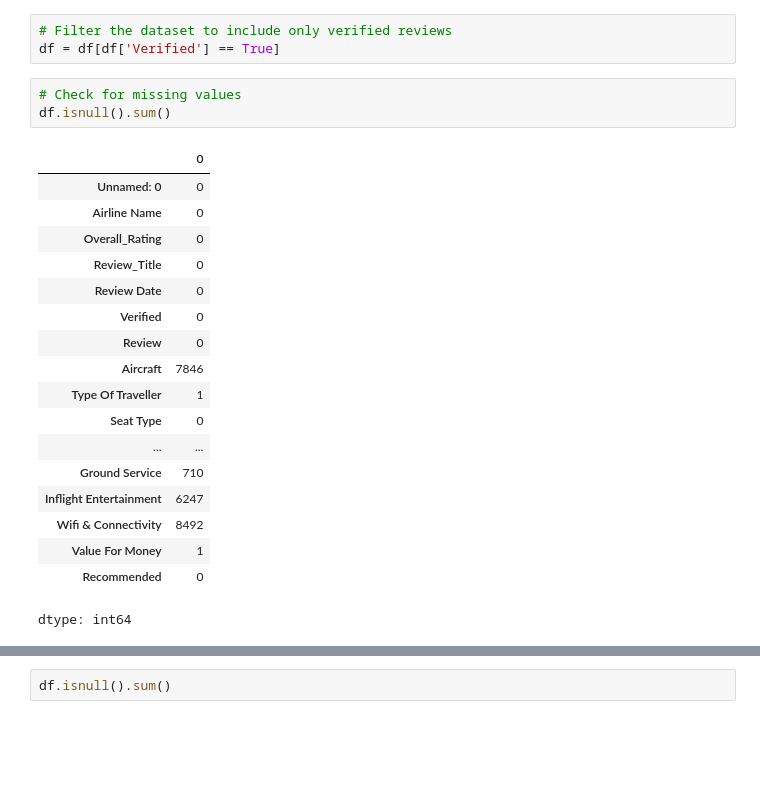
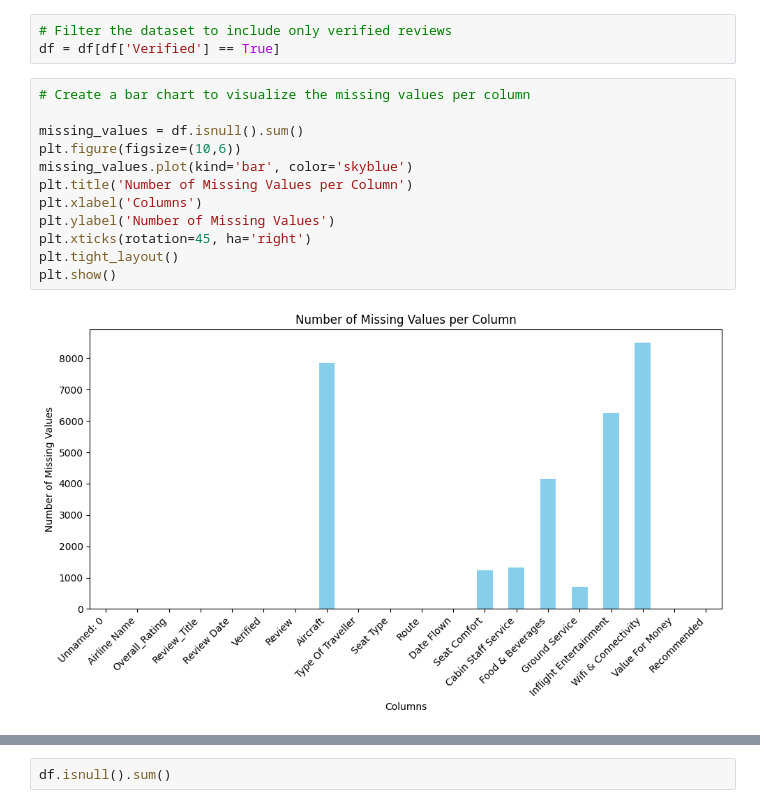
Before and after one commit to harshamathew1/Sentiment_analysis, a Jupyter notebook: project.ipynb, the cells around one changed output, grey strips where cells are left out. Saved outputs shown, nothing was run; the diff lists cells and outputs as text; blank space fills up the shorter version.

```diff
--- a/project.ipynb
+++ b/project.ipynb
@@ -56,28 +56,20 @@ print(df.head())
 # %%
 # Filter the dataset to include only verified reviews
 df = df[df['Verified'] == True]
-# %%
-# Check for missing values
-df.isnull().sum()
-# %% [output]
-|  | 0 |
-| Unnamed: 0 | 0 |
-| Airline Name | 0 |
-| Overall_Rating | 0 |
-| Review_Title | 0 |
-| Review Date | 0 |
-| Verified | 0 |
-| Review | 0 |
-| Aircraft | 7846 |
-| Type Of Traveller | 1 |
-| Seat Type | 0 |
-| ... | ... |
-| Ground Service | 710 |
-| Inflight Entertainment | 6247 |
-| Wifi & Connectivity | 8492 |
-| Value For Money | 1 |
-| Recommended | 0 |
-dtype: int64
+# %%
+# Create a bar chart to visualize the missing values per column
+
+missing_values = df.isnull().sum()
+plt.figure(figsize=(10,6))
+missing_values.plot(kind='bar', color='skyblue')
+plt.title('Number of Missing Values per Column')
+plt.xlabel('Columns')
+plt.ylabel('Number of Missing Values')
+plt.xticks(rotation=45, ha='right')
+plt.tight_layout()
+plt.show()
+# %% [output]
+[figure, added]
 # %%
 # Drop rows with missing values
 df.dropna(subset=['Review'], inplace=True)
```
Also changed, not shown: parts of 5 cells of this notebook.
